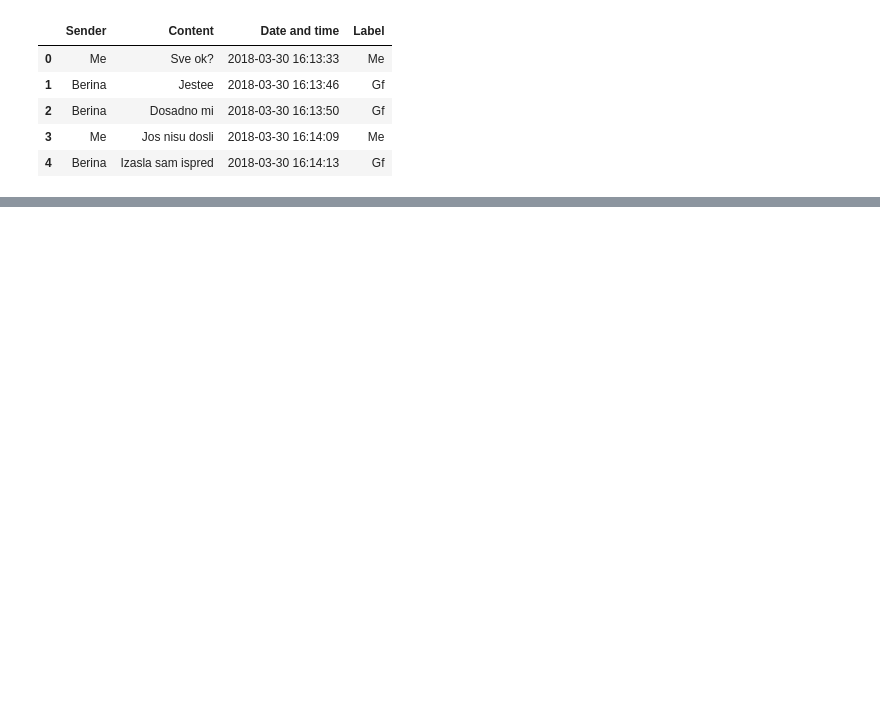
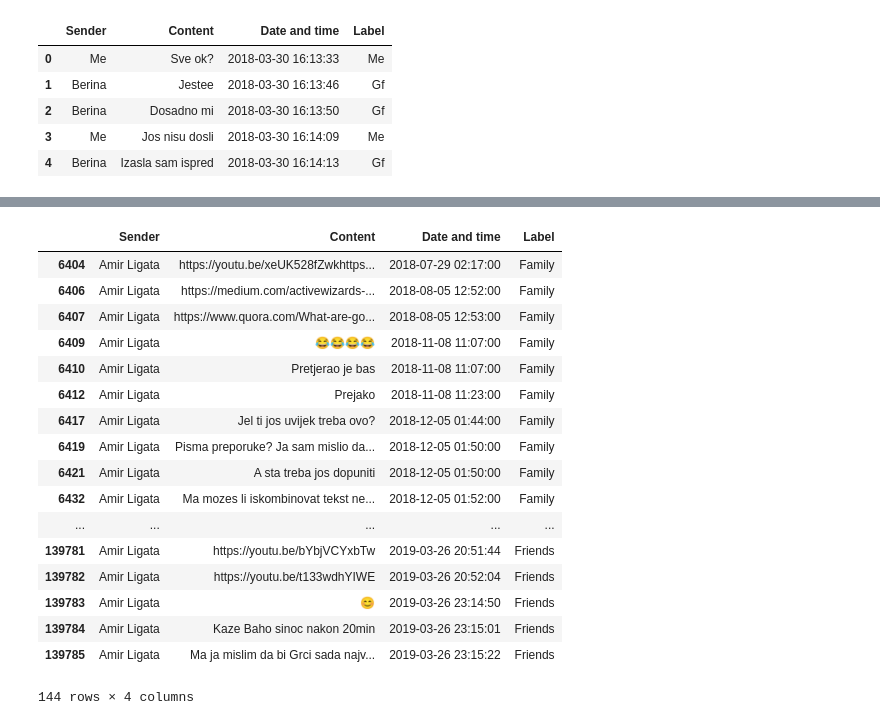
Before and after one commit to erol713/data-for-messages, a Jupyter notebook: allMessages.ipynb, the cells around one changed output, grey strips where cells are left out. Saved outputs shown, nothing was run; the diff lists cells and outputs as text; code cells hidden in the pictures; blank space fills up the shorter version.

```diff
--- a/allMessages.ipynb
+++ b/allMessages.ipynb
@@ -63,2 +103,5 @@ df3  = pd.concat([df1, df2])
 # %%
 df3.to_csv('allMsgs.csv',  encoding = 'utf-8-sig')
+# %%
+df4 = pd.read_csv('allMsgs.csv', index_col= 0)
+df4.info()
@@ -64,0 +176,21 @@ df3.to_csv('allMsgs.csv',  encoding = 'utf-8-sig')
+# %%
+df4[df4['Sender'] == 'Amir Ligata']
+# %% [output]
+|  | Sender | Content | Date and time | Label |
+| 6404 | Amir Ligata | https://youtu.be/xeUK528fZwkhttps... | 2018-07-29 02:17:00 | Family |
+| 6406 | Amir Ligata | https://medium.com/activewizards-... | 2018-08-05 12:52:00 | Family |
+| 6407 | Amir Ligata | https://www.quora.com/What-are-go... | 2018-08-05 12:53:00 | Family |
+| 6409 | Amir Ligata | 😂😂😂😂 | 2018-11-08 11:07:00 | Family |
+| 6410 | Amir Ligata | Pretjerao je bas | 2018-11-08 11:07:00 | Family |
+| 6412 | Amir Ligata | Prejako | 2018-11-08 11:23:00 | Family |
+| 6417 | Amir Ligata | Jel ti jos uvijek treba ovo? | 2018-12-05 01:44:00 | Family |
+| 6419 | Amir Ligata | Pisma preporuke? Ja sam mislio da... | 2018-12-05 01:50:00 | Family |
+| 6421 | Amir Ligata | A sta treba jos dopuniti | 2018-12-05 01:50:00 | Family |
+| 6432 | Amir Ligata | Ma mozes li iskombinovat tekst ne... | 2018-12-05 01:52:00 | Family |
+| ... | ... | ... | ... | ... |
+| 139781 | Amir Ligata | https://youtu.be/bYbjVCYxbTw | 2019-03-26 20:51:44 | Friends |
+| 139782 | Amir Ligata | https://youtu.be/t133wdhYIWE | 2019-03-26 20:52:04 | Friends |
+| 139783 | Amir Ligata | 😊 | 2019-03-26 23:14:50 | Friends |
+| 139784 | Amir Ligata | Kaze Baho sinoc nakon 20min | 2019-03-26 23:15:01 | Friends |
+| 139785 | Amir Ligata | Ma ja mislim da bi Grci sada najv... | 2019-03-26 23:15:22 | Friends |
+144 rows × 4 columns
```
Also changed, not shown: parts of 9 cells of this notebook, 4 other files.
